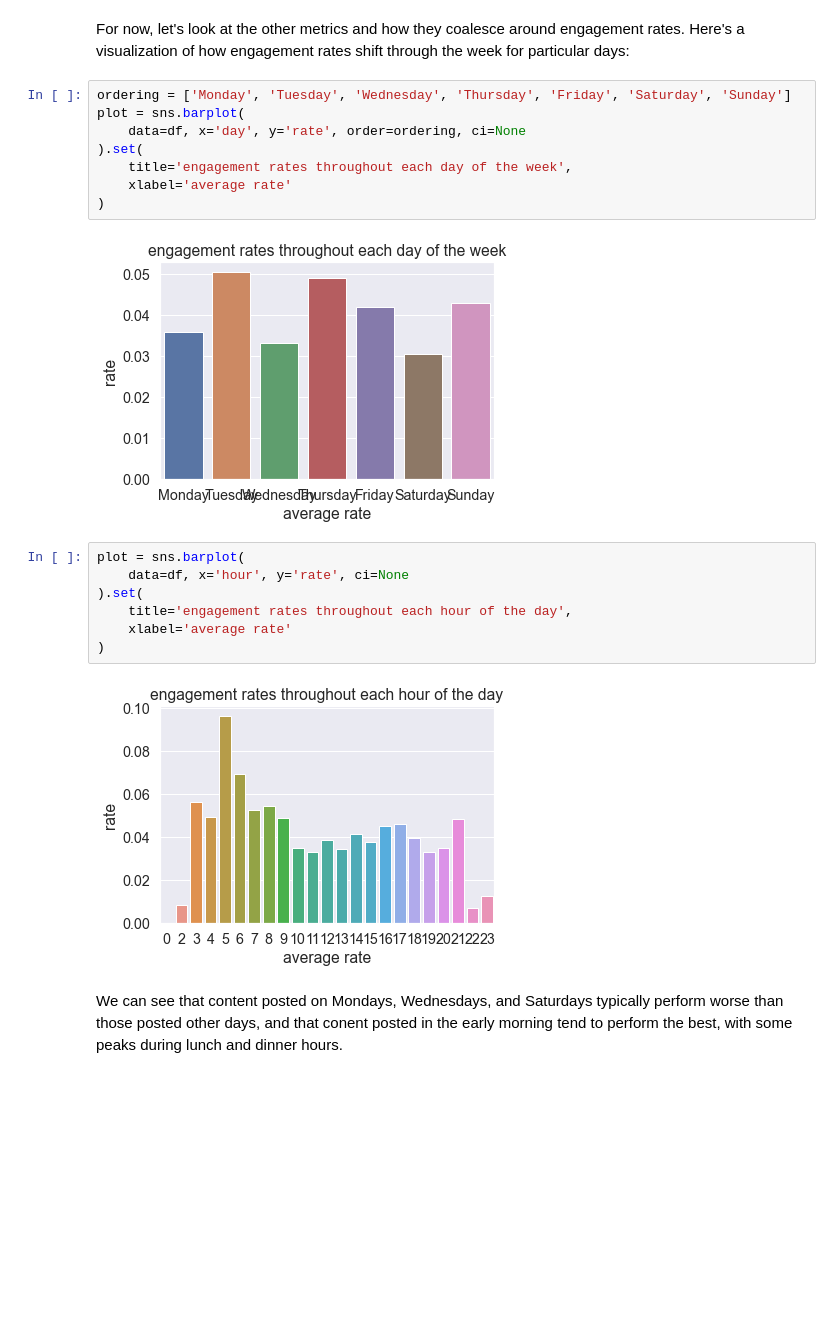
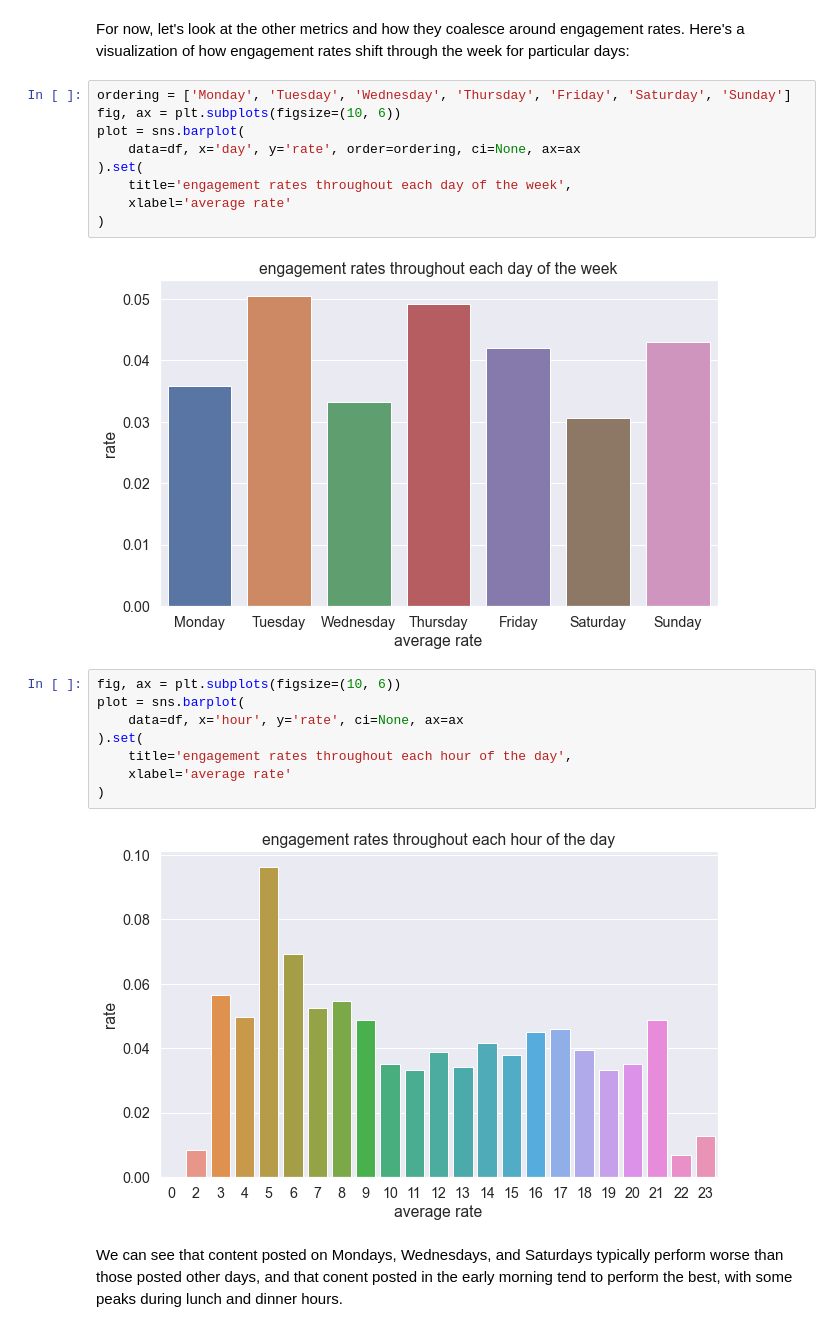
Before and after one commit to rdszhao/evil-analysis, a Jupyter notebook: report.ipynb, the cells around one changed output. Saved outputs shown, nothing was run; the diff lists cells and outputs as text; blank space fills up the shorter version.

```diff
--- a/report.ipynb
+++ b/report.ipynb
@@ -90,23 +90,25 @@ We'll explore these numbers and the differences between social channels more in
 For now, let's look at the other metrics and how they coalesce around engagement rates. Here's a visualization of how engagement rates shift through the week for particular days:
 # %%
 ordering = ['Monday', 'Tuesday', 'Wednesday', 'Thursday', 'Friday', 'Saturday', 'Sunday']
+fig, ax = plt.subplots(figsize=(10, 6))
 plot = sns.barplot(
-    data=df, x='day', y='rate', order=ordering, ci=None
+    data=df, x='day', y='rate', order=ordering, ci=None, ax=ax
 ).set(
     title='engagement rates throughout each day of the week',
     xlabel='average rate'
 )
 # %% [output]
-[figure, old version]
+[figure, new version]
 # %%
+fig, ax = plt.subplots(figsize=(10, 6))
 plot = sns.barplot(
-    data=df, x='hour', y='rate', ci=None
+    data=df, x='hour', y='rate', ci=None, ax=ax
 ).set(
     title='engagement rates throughout each hour of the day',
     xlabel='average rate'
 )
 # %% [output]
-[figure, old version]
+[figure, new version]
 # %% [markdown]
 We can see that content posted on Mondays, Wednesdays, and Saturdays typically perform worse than those posted other days, and that conent posted in the early morning tend to perform the best, with some peaks during lunch and dinner hours.
 # %% [markdown]
```
Also changed, not shown: parts of 7 cells of this notebook.
